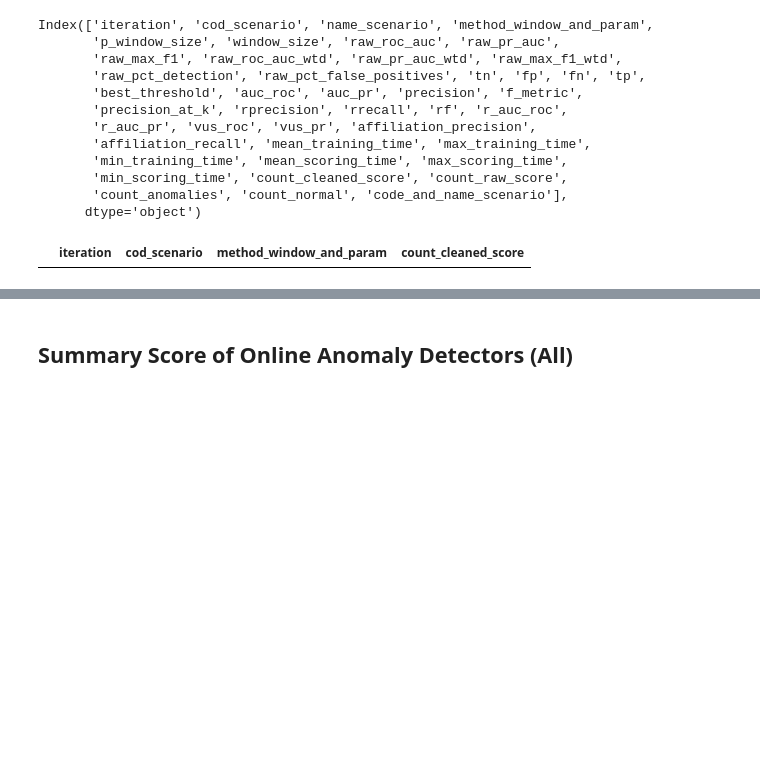
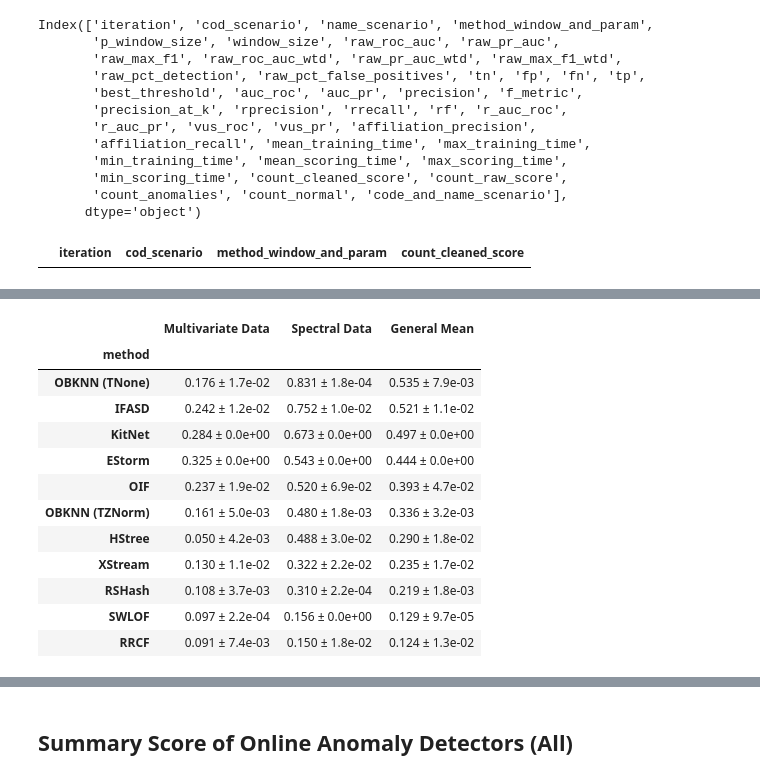
Before and after one commit to nirojasva/spectral-benchmark-bv4, a Jupyter notebook: notebooks/1_2_Summary_AD_Results (Eval).ipynb, the cells around one changed output, grey strips where cells are left out. Drawn from its saved outputs; the diff is of its cells as text; code cells hidden in the pictures; blank space fills up the shorter version.

```diff
--- a/notebooks/1_2_Summary_AD_Results (Eval).ipynb
+++ b/notebooks/1_2_Summary_AD_Results (Eval).ipynb
@@ -247,0 +128,69 @@ combined
+# %%
+def format_mean_std(mean, std):
+    return f"{mean:.3f} ± {std:.1e}"
+
+# 1. Rename categories for scientific clarity
+filtered_data['public'] = filtered_data['public'].replace({
+    'N': 'Spectral Data',
+    'Y': 'Multivariate Data'
+})
+
+# 2. Group by scenario to capture local mean and noise
+metrics_per_scenario = filtered_data.groupby(['public', 'method', 'cod_scenario']).agg(
+    mean_auc=('raw_pr_auc', 'mean'),
+    within_std=('raw_pr_auc', 'std')
+).reset_index()
+
+# 3. Aggregate per dataset type
+summary = metrics_per_scenario.groupby(['public', 'method']).agg(
+    mean_auc_pr=('mean_auc', 'mean'),
+    within_std_avg=('within_std', 'mean')
+).reset_index()
+
+summary['Performance'] = summary.apply(
+    lambda row: format_mean_std(row['mean_auc_pr'], row['within_std_avg']),
+    axis=1
+)
+
+# 4. Pivot categories to columns
+pivot_table = summary.pivot(
+    index='method',
+    columns='public',
+    values='Performance'
+)
+
+# 5. Calculate global performance across all datasets
+general_stats = metrics_per_scenario.groupby('method').agg(
+    global_mean=('mean_auc', 'mean'),
+    global_within_std=('within_std', 'mean')
+).reset_index()
+
+general_stats['General Mean'] = general_stats.apply(
+    lambda row: format_mean_std(row['global_mean'], row['global_within_std']),
+    axis=1
+)
+
+# 6. Merge, sort by global effectiveness, and finalize
+final_table = pivot_table.merge(
+    general_stats[['method', 'General Mean', 'global_mean']],
+    on='method'
+)
+
+final_table = final_table.sort_values('global_mean', ascending=False).drop(columns=['global_mean'])
+final_table = final_table.set_index('method')
+
+final_table
+# %% [output]
+|  | Multivariate Data | Spectral Data | General Mean |
+| method |  |  |  |
+| OBKNN (TNone) | 0.176 ± 1.7e-02 | 0.831 ± 1.8e-04 | 0.535 ± 7.9e-03 |
+| IFASD | 0.242 ± 1.2e-02 | 0.752 ± 1.0e-02 | 0.521 ± 1.1e-02 |
+| KitNet | 0.284 ± 0.0e+00 | 0.673 ± 0.0e+00 | 0.497 ± 0.0e+00 |
+| EStorm | 0.325 ± 0.0e+00 | 0.543 ± 0.0e+00 | 0.444 ± 0.0e+00 |
+| OIF | 0.237 ± 1.9e-02 | 0.520 ± 6.9e-02 | 0.393 ± 4.7e-02 |
+| OBKNN (TZNorm) | 0.161 ± 5.0e-03 | 0.480 ± 1.8e-03 | 0.336 ± 3.2e-03 |
+| HStree | 0.050 ± 4.2e-03 | 0.488 ± 3.0e-02 | 0.290 ± 1.8e-02 |
+| XStream | 0.130 ± 1.1e-02 | 0.322 ± 2.2e-02 | 0.235 ± 1.7e-02 |
+| RSHash | 0.108 ± 3.7e-03 | 0.310 ± 2.2e-04 | 0.219 ± 1.8e-03 |
+| SWLOF | 0.097 ± 2.2e-04 | 0.156 ± 0.0e+00 | 0.129 ± 9.7e-05 |
+| RRCF | 0.091 ± 7.4e-03 | 0.150 ± 1.8e-02 | 0.124 ± 1.3e-02 |
```
Also changed, not shown: parts of 6 cells of this notebook, 7 other files.
